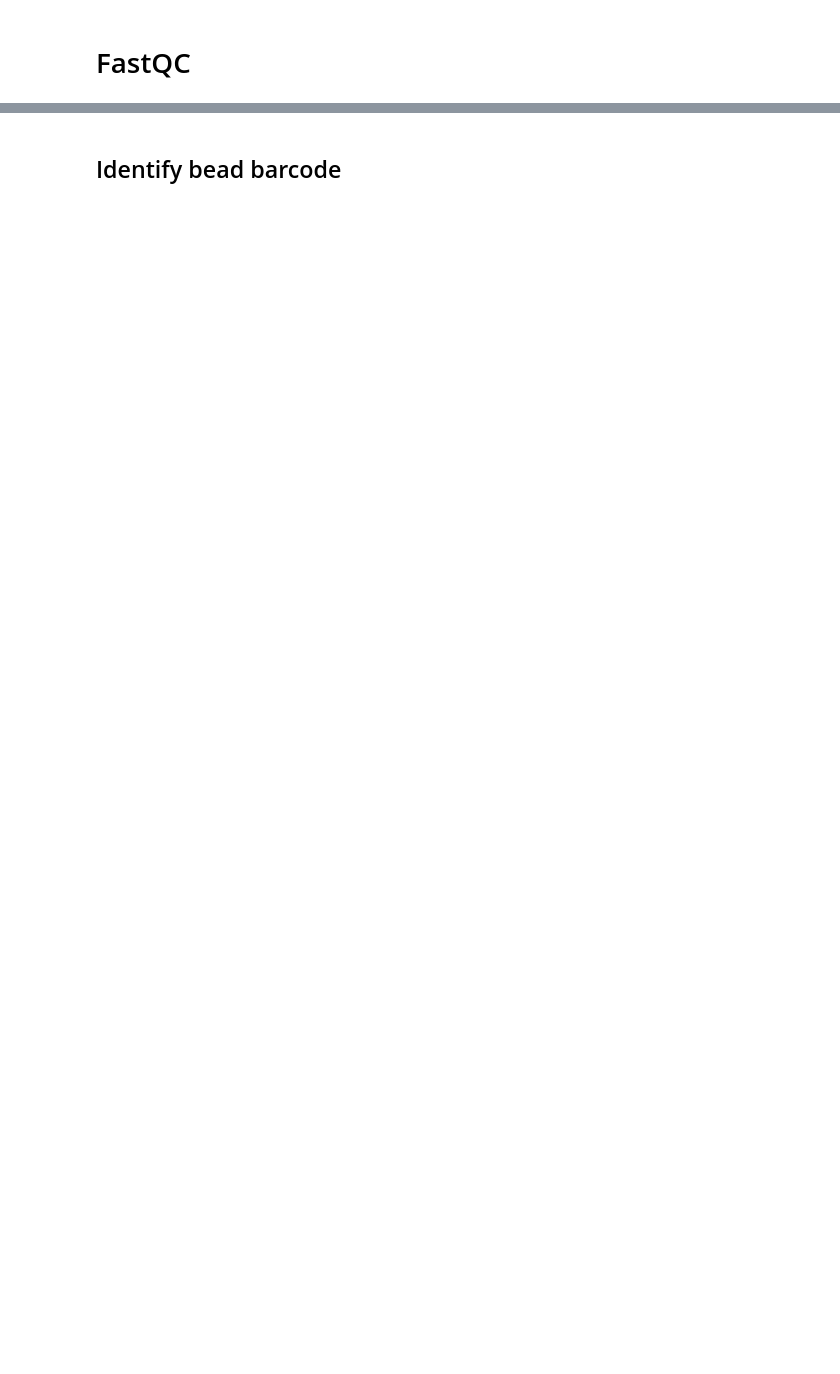
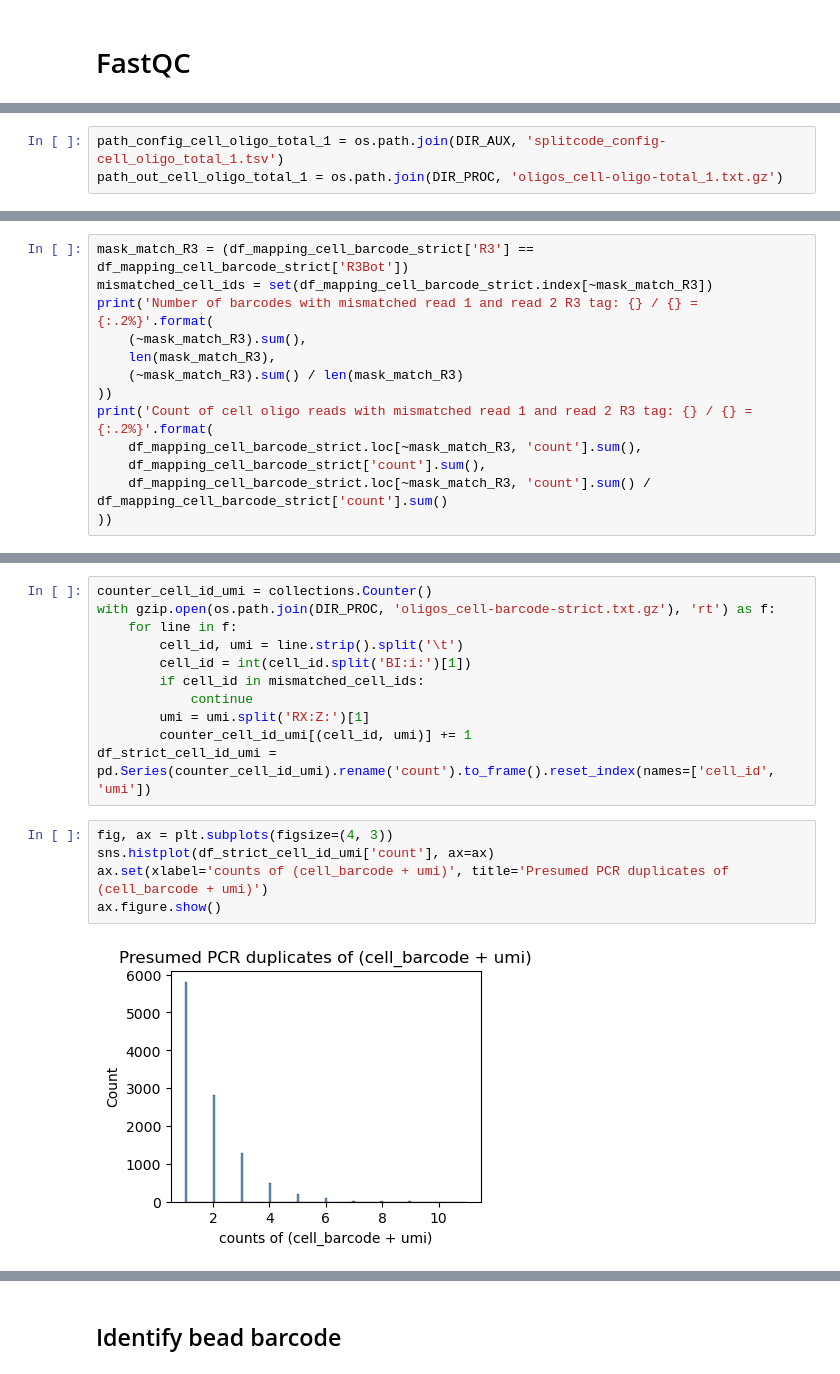
Before and after one commit to bentyeh/scBarcode-dev, a Jupyter notebook: notebooks/20240625.ipynb, the cells around one changed output, grey strips where cells are left out. Drawn from its saved outputs; the diff is of its cells as text; blank space fills up the shorter version.

```diff
--- a/notebooks/20240625.ipynb
+++ b/notebooks/20240625.ipynb
@@ -246,0 +383,3 @@ application/gzip
+# %%
+path_config_cell_oligo_total_1 = os.path.join(DIR_AUX, 'splitcode_config-cell_oligo_total_1.tsv')
+path_out_cell_oligo_total_1 = os.path.join(DIR_PROC, 'oligos_cell-oligo-total_1.txt.gz')
@@ -246,0 +696,13 @@ application/gzip
+# %%
+mask_match_R3 = (df_mapping_cell_barcode_strict['R3'] == df_mapping_cell_barcode_strict['R3Bot'])
+mismatched_cell_ids = set(df_mapping_cell_barcode_strict.index[~mask_match_R3])
+print('Number of barcodes with mismatched read 1 and read 2 R3 tag: {} / {} = {:.2%}'.format(
+    (~mask_match_R3).sum(),
+    len(mask_match_R3),
+    (~mask_match_R3).sum() / len(mask_match_R3)
+))
+print('Count of cell oligo reads with mismatched read 1 and read 2 R3 tag: {} / {} = {:.2%}'.format(
+    df_mapping_cell_barcode_strict.loc[~mask_match_R3, 'count'].sum(),
+    df_mapping_cell_barcode_strict['count'].sum(),
+    df_mapping_cell_barcode_strict.loc[~mask_match_R3, 'count'].sum() / df_mapping_cell_barcode_strict['count'].sum()
+))
@@ -246,0 +727,18 @@ application/gzip
+# %%
+counter_cell_id_umi = collections.Counter()
+with gzip.open(os.path.join(DIR_PROC, 'oligos_cell-barcode-strict.txt.gz'), 'rt') as f:
+    for line in f:
+        cell_id, umi = line.strip().split('\t')
+        cell_id = int(cell_id.split('BI:i:')[1])
+        if cell_id in mismatched_cell_ids:
+            continue
+        umi = umi.split('RX:Z:')[1]
+        counter_cell_id_umi[(cell_id, umi)] += 1
+df_strict_cell_id_umi = pd.Series(counter_cell_id_umi).rename('count').to_frame().reset_index(names=['cell_id', 'umi'])
+# %%
+fig, ax = plt.subplots(figsize=(4, 3))
+sns.histplot(df_strict_cell_id_umi['count'], ax=ax)
+ax.set(xlabel='counts of (cell_barcode + umi)', title='Presumed PCR duplicates of (cell_barcode + umi)')
+ax.figure.show()
+# %% [output]
+[figure, added]
```
Also changed, not shown: parts of 283 cells of this notebook, 2 other files.
